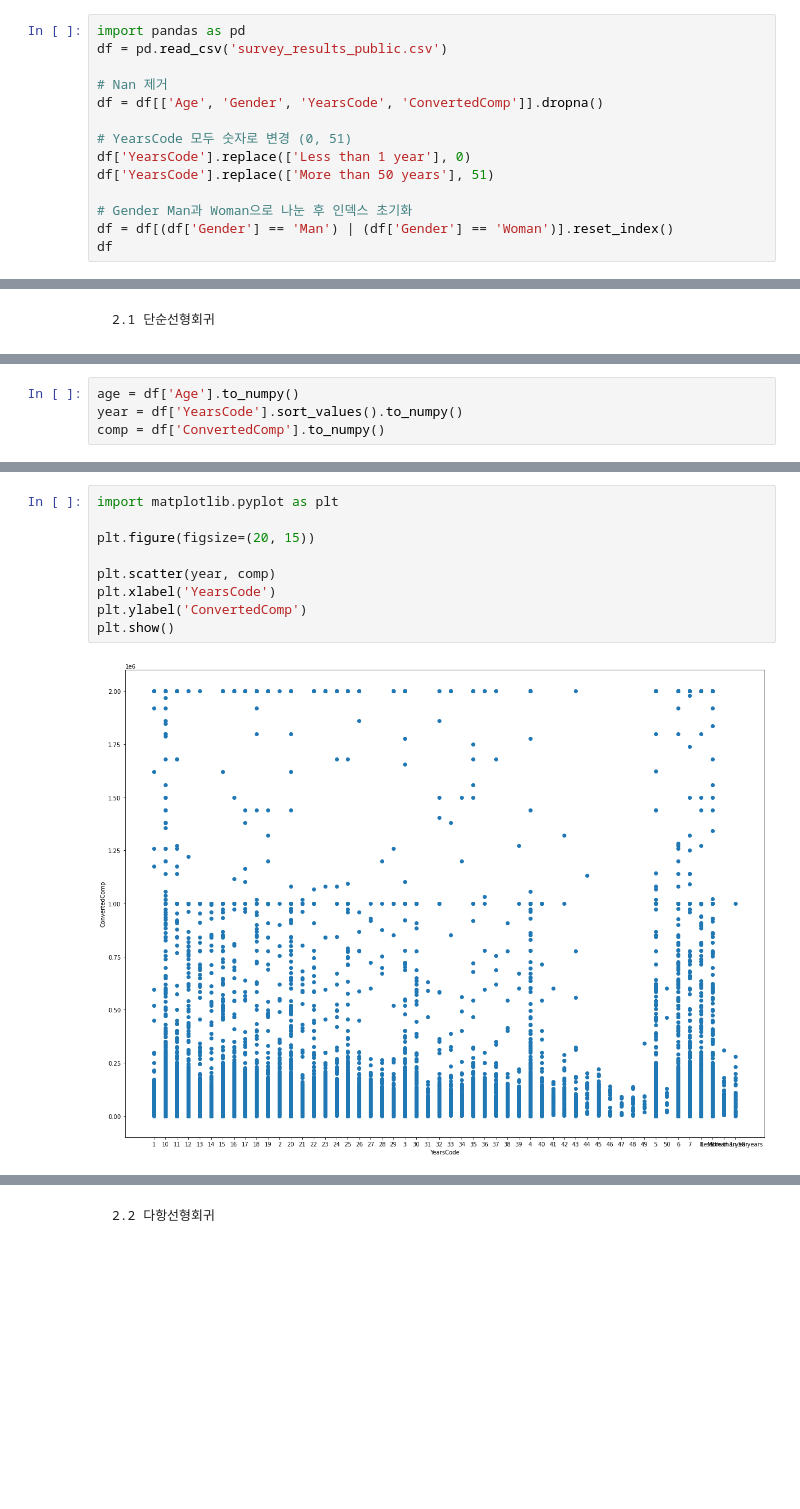
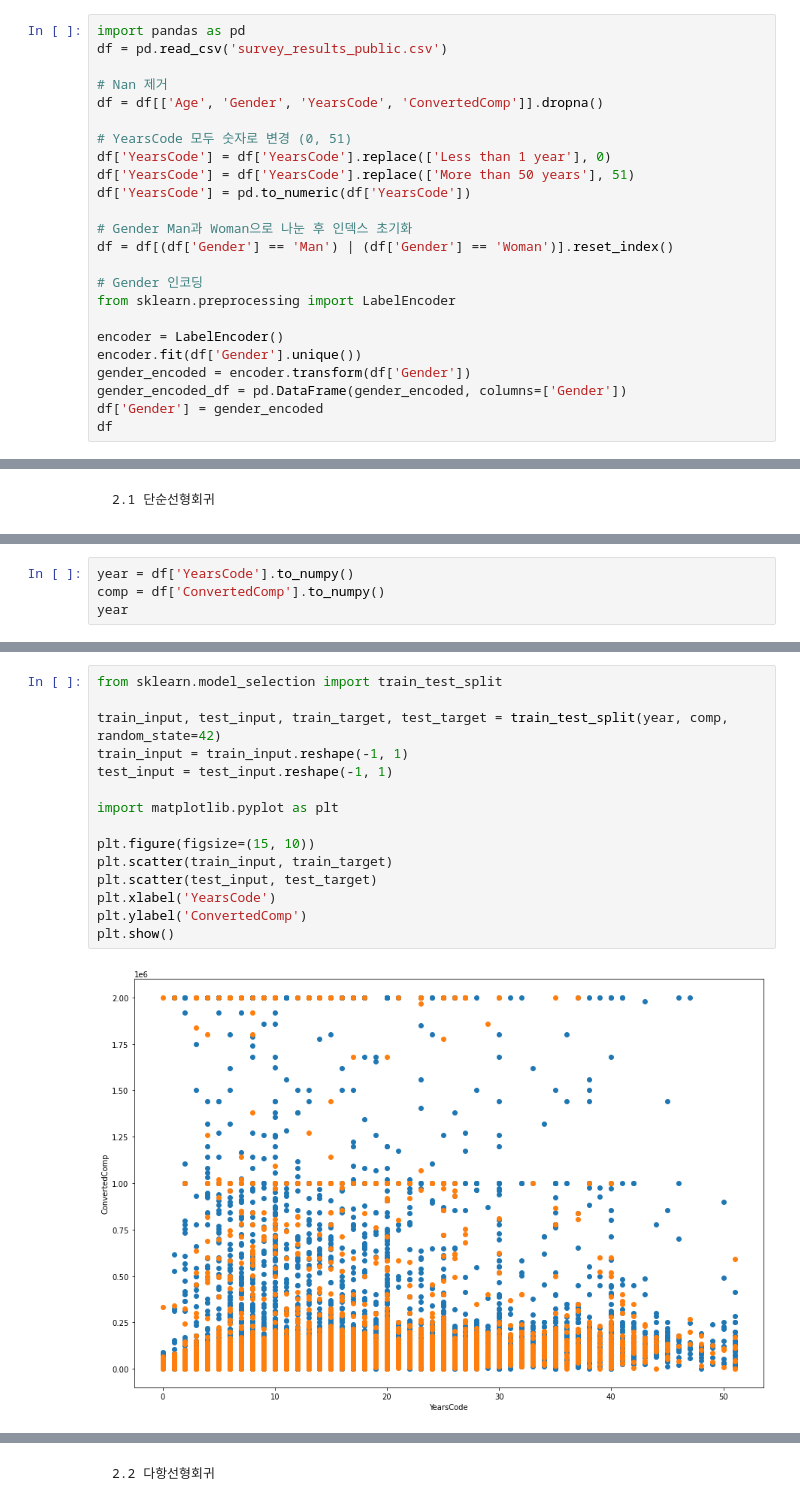
Before and after one commit to UniM0cha/Inhatc-ML, a Jupyter notebook: 정윤/3주차/rep3-회귀문제풀기(201845092이정윤).ipynb, the cells around one changed output, grey strips where cells are left out. Drawn from its saved outputs; the diff is of its cells as text; blank space fills up the shorter version.

```diff
--- a/정윤/3주차/rep3-회귀문제풀기(201845092이정윤).ipynb
+++ b/정윤/3주차/rep3-회귀문제풀기(201845092이정윤).ipynb
@@ -124,11 +127,21 @@ df = pd.read_csv('survey_results_public.csv')
 df = df[['Age', 'Gender', 'YearsCode', 'ConvertedComp']].dropna()
 
 # YearsCode 모두 숫자로 변경 (0, 51)
-df['YearsCode'].replace(['Less than 1 year'], 0)
-df['YearsCode'].replace(['More than 50 years'], 51)
+df['YearsCode'] = df['YearsCode'].replace(['Less than 1 year'], 0)
+df['YearsCode'] = df['YearsCode'].replace(['More than 50 years'], 51)
+df['YearsCode'] = pd.to_numeric(df['YearsCode'])
 
 # Gender Man과 Woman으로 나눈 후 인덱스 초기화
 df = df[(df['Gender'] == 'Man') | (df['Gender'] == 'Woman')].reset_index()
+
+# Gender 인코딩
+from sklearn.preprocessing import LabelEncoder
+
+encoder = LabelEncoder()
+encoder.fit(df['Gender'].unique())
+gender_encoded = encoder.transform(df['Gender'])
+gender_encoded_df = pd.DataFrame(gender_encoded, columns=['Gender'])
+df['Gender'] = gender_encoded
 df
 # %% [output]
 |  | index | Age | Gender | YearsCode | ConvertedComp |
@@ -179,4 +164,4 @@ ValueError: Unable to parse string "More than 50 years" at position 444
 # %%
-age = df['Age'].to_numpy()
-year = df['YearsCode'].sort_values().to_numpy()
+year = df['YearsCode'].to_numpy()
 comp = df['ConvertedComp'].to_numpy()
+year
@@ -183,11 +172,17 @@ comp = df['ConvertedComp'].to_numpy()
 # %%
+from sklearn.model_selection import train_test_split
+
+train_input, test_input, train_target, test_target = train_test_split(year, comp, random_state=42)
+train_input = train_input.reshape(-1, 1)
+test_input = test_input.reshape(-1, 1)
+
 import matplotlib.pyplot as plt
 
-plt.figure(figsize=(20, 15))
-
-plt.scatter(year, comp)
+plt.figure(figsize=(15, 10))
+plt.scatter(train_input, train_target)
+plt.scatter(test_input, test_target)
 plt.xlabel('YearsCode')
 plt.ylabel('ConvertedComp')
 plt.show()
 # %% [output]
-[figure, old version]
+[figure, new version]
```
Also changed, not shown: parts of 28 cells of this notebook, 1 other file.
